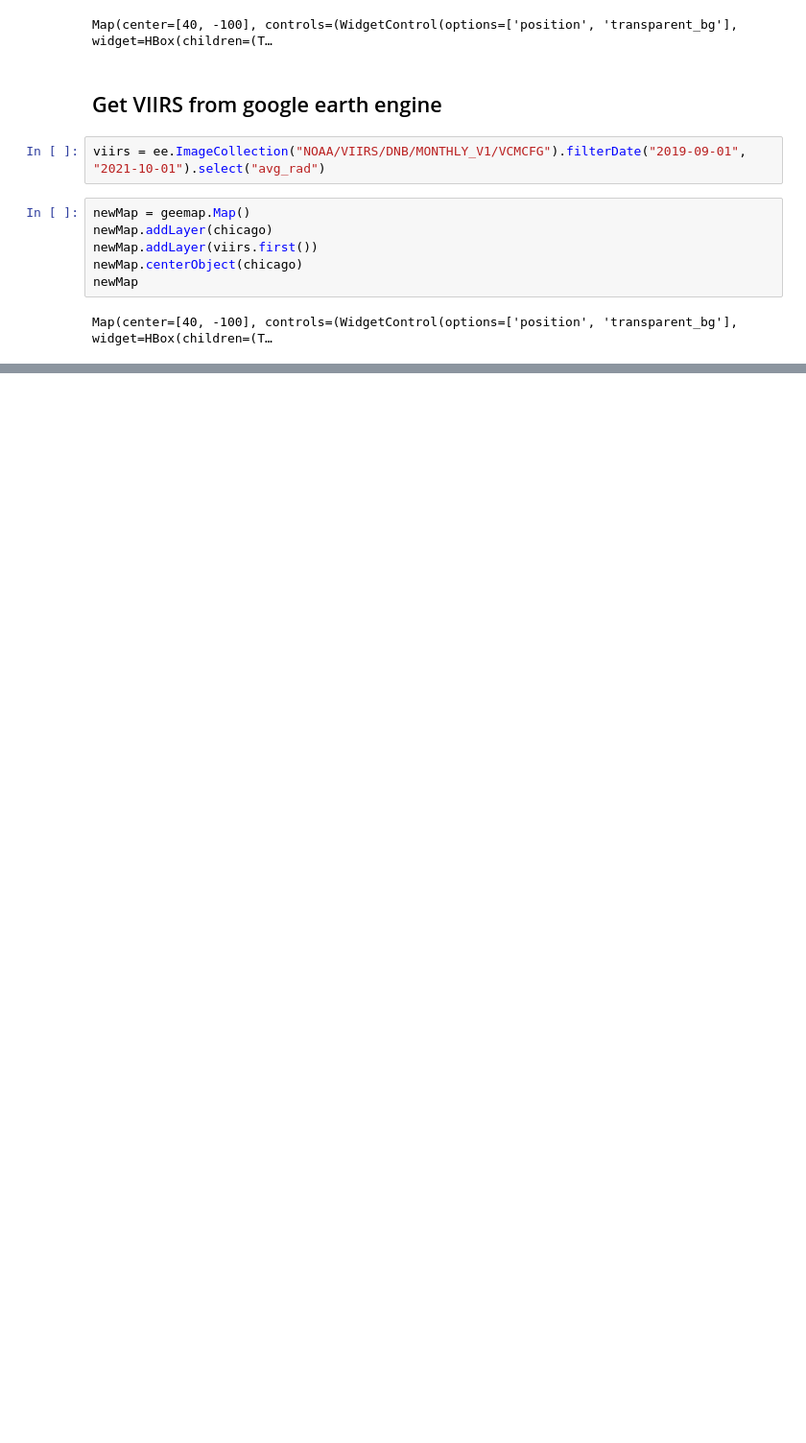
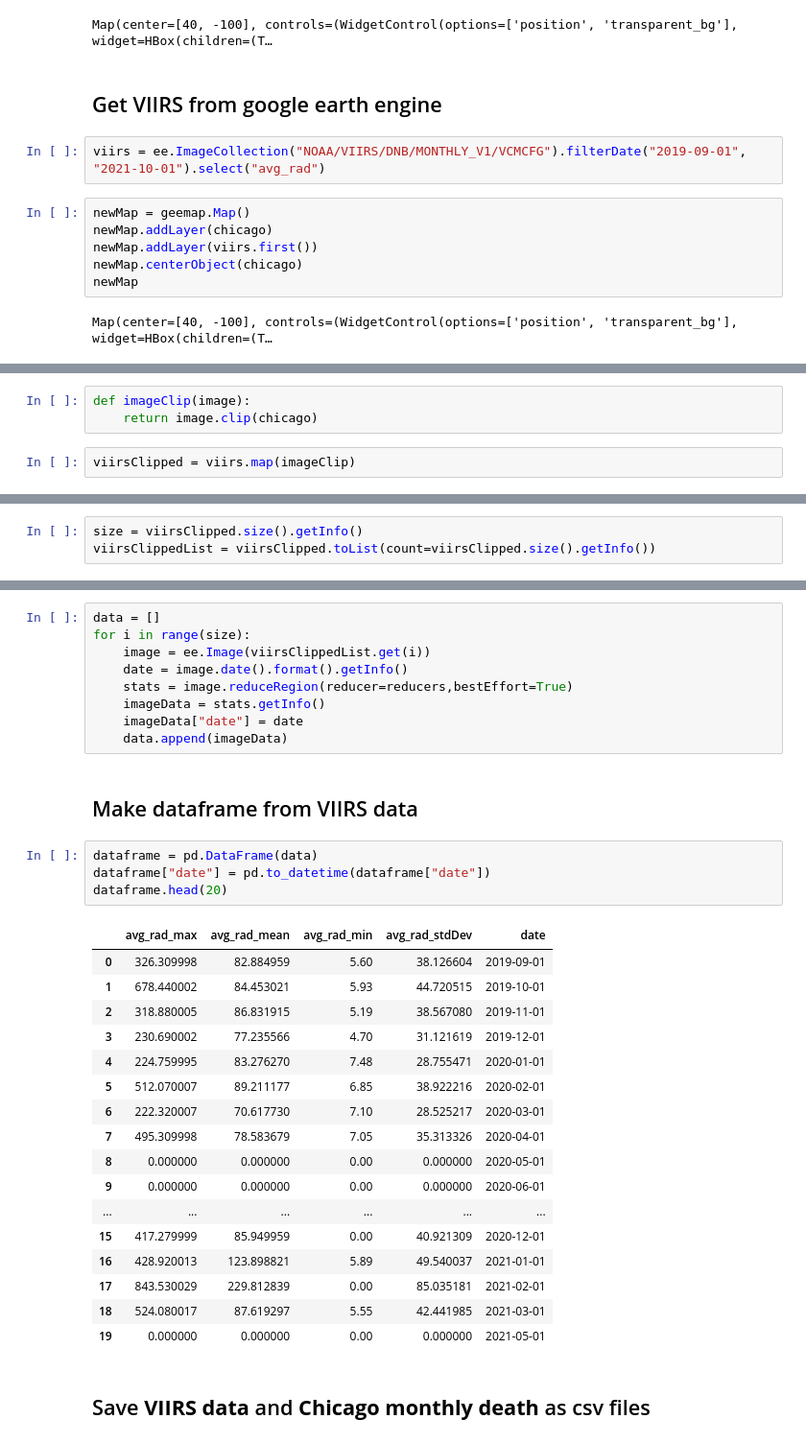
Before and after one commit to AmirHKiani98/nighttime-light-data, a Jupyter notebook: chicago-analyze.ipynb, the cells around one changed output, grey strips where cells are left out. Shown: that part at 96% size. Saved outputs shown, nothing was run; the diff lists cells and outputs as text; blank space fills up the shorter version.

Commit message:
Add Chicago

```diff
--- a/chicago-analyze.ipynb
+++ b/chicago-analyze.ipynb
@@ -179,0 +189,5 @@ Map(center=[40, -100], controls=(WidgetControl(options=['position', 'transparent
+# %%
+def imageClip(image):
+    return image.clip(chicago)
+# %%
+viirsClipped = viirs.map(imageClip)
@@ -179,0 +196,3 @@ Map(center=[40, -100], controls=(WidgetControl(options=['position', 'transparent
+# %%
+size = viirsClipped.size().getInfo()
+viirsClippedList = viirsClipped.toList(count=viirsClipped.size().getInfo())
@@ -179,0 +210,35 @@ Map(center=[40, -100], controls=(WidgetControl(options=['position', 'transparent
+# %%
+data = []
+for i in range(size):
+    image = ee.Image(viirsClippedList.get(i))
+    date = image.date().format().getInfo()
+    stats = image.reduceRegion(reducer=reducers,bestEffort=True)
+    imageData = stats.getInfo()
+    imageData["date"] = date
+    data.append(imageData)
+# %% [markdown]
+## Make dataframe from VIIRS data
+# %%
+dataframe = pd.DataFrame(data)
+dataframe["date"] = pd.to_datetime(dataframe["date"])
+dataframe.head(20)
+# %% [output]
+|  | avg_rad_max | avg_rad_mean | avg_rad_min | avg_rad_stdDev | date |
+| 0 | 326.309998 | 82.884959 | 5.60 | 38.126604 | 2019-09-01 |
+| 1 | 678.440002 | 84.453021 | 5.93 | 44.720515 | 2019-10-01 |
+| 2 | 318.880005 | 86.831915 | 5.19 | 38.567080 | 2019-11-01 |
+| 3 | 230.690002 | 77.235566 | 4.70 | 31.121619 | 2019-12-01 |
+| 4 | 224.759995 | 83.276270 | 7.48 | 28.755471 | 2020-01-01 |
+| 5 | 512.070007 | 89.211177 | 6.85 | 38.922216 | 2020-02-01 |
+| 6 | 222.320007 | 70.617730 | 7.10 | 28.525217 | 2020-03-01 |
+| 7 | 495.309998 | 78.583679 | 7.05 | 35.313326 | 2020-04-01 |
+| 8 | 0.000000 | 0.000000 | 0.00 | 0.000000 | 2020-05-01 |
+| 9 | 0.000000 | 0.000000 | 0.00 | 0.000000 | 2020-06-01 |
+| ... | ... | ... | ... | ... | ... |
+| 15 | 417.279999 | 85.949959 | 0.00 | 40.921309 | 2020-12-01 |
+| 16 | 428.920013 | 123.898821 | 5.89 | 49.540037 | 2021-01-01 |
+| 17 | 843.530029 | 229.812839 | 0.00 | 85.035181 | 2021-02-01 |
+| 18 | 524.080017 | 87.619297 | 5.55 | 42.441985 | 2021-03-01 |
+| 19 | 0.000000 | 0.000000 | 0.00 | 0.000000 | 2021-05-01 |
+# %% [markdown]
+## Save **VIIRS data** and **Chicago monthly death** as csv files
```
Also changed, not shown: parts of 9 cells of this notebook.
